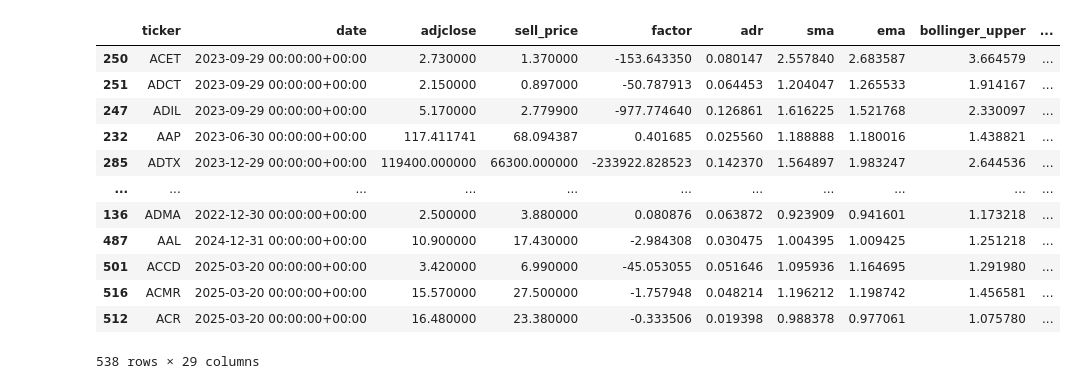
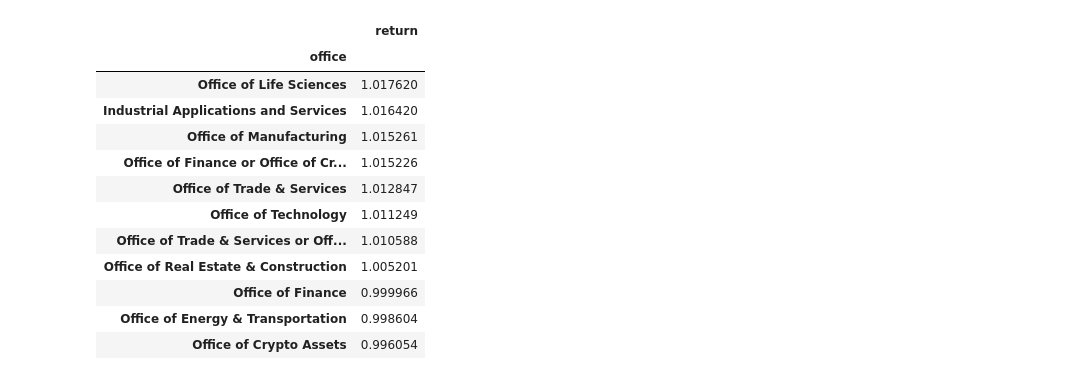
Before and after one commit to chung-ejy/orivault, a Jupyter notebook: studies/magnificent_seven_study/magnificent_7_gboost_with_singleindexmodel.ipynb, the cells around one changed output. Cells and saved outputs as stored; diff of their text form; code cells hidden in the pictures.

```diff
--- a/studies/magnificent_seven_study/magnificent_7_gboost_with_singleindexmodel.ipynb
+++ b/studies/magnificent_seven_study/magnificent_7_gboost_with_singleindexmodel.ipynb
@@ -111,7 +114,7 @@ for ticker in tqdm(index["ticker"][:100]):
 market.disconnect()
 # %%
 ## getting names
-simulation = pd.concat(prices).merge(index[["ticker","name"]],on="ticker",how="left")
+simulation = pd.concat(prices).merge(index[["ticker","office"]],on="ticker",how="left")
 
 ## subsetting backtesting data
 simulation = simulation[(simulation["year"]>=model_end) & (simulation["year"]<backtest_end)].dropna(subset="factor")
@@ -138,28 +139,22 @@ market.connect()
 benchmark = market.query("prices",{"ticker":"JPM"})
 market.disconnect()
 benchmark = Benchmark.convert_to_benchmark(benchmark,"adjclose")
+# %%
+portfolios = PortfolioSelection.generate_possible_portfolios(group_percentages=[0.05],grouping_columns=["office"])
 # %%
 run = True
 if run:
     analysises = []
-    for ascending in [True,False]:
-        for position_type in tqdm(["long","short"]):
-            for selection_type in tqdm(["top","mixed","bottom"]):
-                for stocks_per_group in [.1,.5]:
-                    try:
-                        parameters = {
-                            "ascending":ascending,
-                            "position_type":position_type,
-                            "selection_type":selection_type,
-                            "stocks_per_group": stocks_per_group
-                        }
-                        pm = Management("quarter","factor",position_type,ascending,selection_type,stocks_per_group,"rolling_dollar_volume")
-                        trades = pm.trades(simulation.copy())
-                        portfolio = pm.portfolio(trades.copy(),benchmark.copy())
-                        metrics = Metrics.performance(trades,portfolio)
-                        analysises.append({**parameters.copy(),**metrics.copy()})
-                    except Exception as e:
-                        print(str(e))
-                        continue
+    for portfolio in tqdm(portfolios):
+        try:
+            trades = portfolio.trades(simulation.copy())
+            performance = portfolio.portfolio(trades.copy(),benchmark.copy())
+            metrics = Metrics.performance(trades,performance)
+            results = {**portfolio.to_dict(),**metrics.copy()}
+            results["portfolio"] = portfolio
+            analysises.append(results)
+        except Exception as e:
+            print(str(e))
+            continue
 # %%
 a = pd.DataFrame(analysises)
@@ -237,6 +243,6 @@ top
 # %%
-pm = Management("quarter","factor",top["position_type"],top["ascending"],top["selection_type"],top["stocks_per_group"],"rolling_dollar_volume")
-trades = pm.trades(simulation.copy()).merge(index[["ticker","name"]],on="ticker",how="left")
+pm = top["portfolio"]
+trades = pm.trades(simulation.copy()).merge(index[["ticker","office"]],on="ticker",how="left")
 trades = p.additional_date_columns(trades)
 portfolio = pm.portfolio(trades.copy(),benchmark.copy())
 portfolio = p.additional_date_columns(portfolio)
@@ -278,16 +275,16 @@ portfolio.tail()
 # %%
-trades.sort_values("return",ascending=False)
+trades[["office","return"]].groupby("office").mean().sort_values("return",ascending=False)
 # %% [output]
-|  | ticker | date | adjclose | sell_price | factor | adr | sma | ema | bollinger_upper | ... |
-| 250 | ACET | 2023-09-29 00:00:00+00:00 | 2.730000 | 1.370000 | -153.643350 | 0.080147 | 2.557840 | 2.683587 | 3.664579 | ... |
-| 251 | ADCT | 2023-09-29 00:00:00+00:00 | 2.150000 | 0.897000 | -50.787913 | 0.064453 | 1.204047 | 1.265533 | 1.914167 | ... |
-| 247 | ADIL | 2023-09-29 00:00:00+00:00 | 5.170000 | 2.779900 | -977.774640 | 0.126861 | 1.616225 | 1.521768 | 2.330097 | ... |
-| 232 | AAP | 2023-06-30 00:00:00+00:00 | 117.411741 | 68.094387 | 0.401685 | 0.025560 | 1.188888 | 1.180016 | 1.438821 | ... |
-| 285 | ADTX | 2023-12-29 00:00:00+00:00 | 119400.000000 | 66300.000000 | -233922.828523 | 0.142370 | 1.564897 | 1.983247 | 2.644536 | ... |
-| ... | ... | ... | ... | ... | ... | ... | ... | ... | ... | ... |
-| 136 | ADMA | 2022-12-30 00:00:00+00:00 | 2.500000 | 3.880000 | 0.080876 | 0.063872 | 0.923909 | 0.941601 | 1.173218 | ... |
-| 487 | AAL | 2024-12-31 00:00:00+00:00 | 10.900000 | 17.430000 | -2.984308 | 0.030475 | 1.004395 | 1.009425 | 1.251218 | ... |
-| 501 | ACCD | 2025-03-20 00:00:00+00:00 | 3.420000 | 6.990000 | -45.053055 | 0.051646 | 1.095936 | 1.164695 | 1.291980 | ... |
-| 516 | ACMR | 2025-03-20 00:00:00+00:00 | 15.570000 | 27.500000 | -1.757948 | 0.048214 | 1.196212 | 1.198742 | 1.456581 | ... |
-| 512 | ACR | 2025-03-20 00:00:00+00:00 | 16.480000 | 23.380000 | -0.333506 | 0.019398 | 0.988378 | 0.977061 | 1.075780 | ... |
+|  | return |
+| office |  |
+| Office of Life Sciences | 1.017620 |
+| Industrial Applications and Services | 1.016420 |
+| Office of Manufacturing | 1.015261 |
+| Office of Finance or Office of Cr... | 1.015226 |
+| Office of Trade & Services | 1.012847 |
+| Office of Technology | 1.011249 |
+| Office of Trade & Services or Off... | 1.010588 |
+| Office of Real Estate & Construction | 1.005201 |
+| Office of Finance | 0.999966 |
+| Office of Energy & Transportation | 0.998604 |
+| Office of Crypto Assets | 0.996054 |
-538 rows × 29 columns
```
Also changed, not shown: parts of 11 cells of this notebook, 26 other files.
